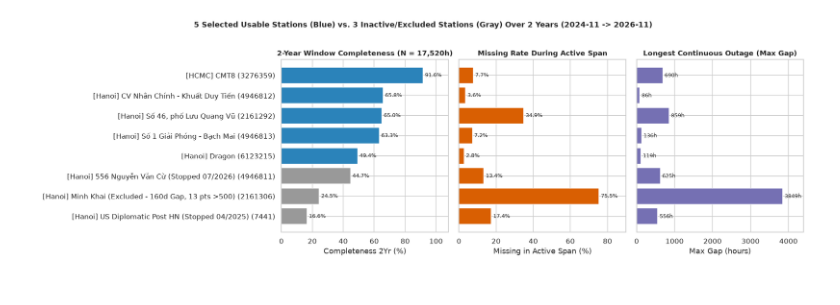
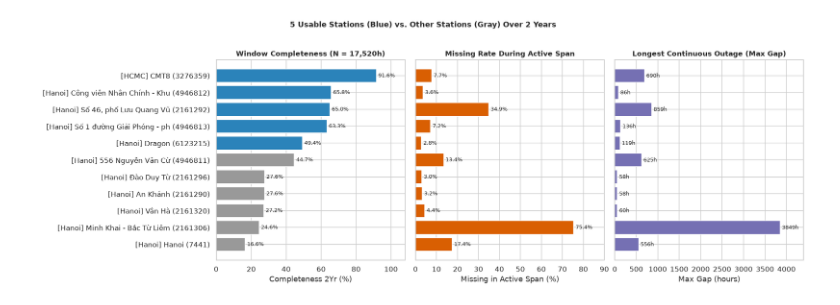
Before and after one commit to Nhom-4-HKDN-2026-2027/Nhom4-HKDN_2026-2027, a Jupyter notebook: notebooks/01_verify_vn_data.ipynb, the cells around one changed output. Drawn from its saved outputs; the diff is of its cells as text; code cells hidden in the pictures.

```diff
--- a/notebooks/01_verify_vn_data.ipynb
+++ b/notebooks/01_verify_vn_data.ipynb
@@ -225,44 +163,44 @@ display(df_2yr_summary)
 # %%
 # Figure 1: 2-Year Completeness vs. Missing Rate in Active Span & Max Outage Gap
-df_plot = df_2yr_summary.sort_values("valid_hours", ascending=True).copy()
+df_plot = df_focus[df_focus["valid_hours"] > 0].sort_values("valid_hours", ascending=True).copy()
 df_plot["label"] = (
     "["
     + df_plot["city"]
     + "] "
-    + df_plot["station_name"]
+    + df_plot["station_name"].str.slice(0, 26)
     + " ("
     + df_plot["station_id"].astype(str)
     + ")"
 )
 bar_colors = ["#2b83ba" if u else "#999999" for u in df_plot["usable_demo"]]
 
-fig, axes = plt.subplots(1, 3, figsize=(17, 5.2), sharey=True)
+fig, axes = plt.subplots(1, 3, figsize=(17, 5.8), sharey=True)
 
 b0 = axes[0].barh(df_plot["label"], df_plot["completeness_2yr_pct"], color=bar_colors)
-axes[0].set_title("2-Year Window Completeness (N = 17,520h)")
+axes[0].set_title(f"Window Completeness (N = {EXPECTED_WINDOW_HOURS:,}h)")
 axes[0].set_xlabel("Completeness 2Yr (%)")
 axes[0].set_xlim(0, 108)
 axes[0].bar_label(b0, fmt="%.1f%%", padding=3, fontsize=8.5)
 
 b1 = axes[1].barh(df_plot["label"], df_plot["missing_in_active_pct"], color="#d95f02")
 axes[1].set_title("Missing Rate During Active Span")
 axes[1].set_xlabel("Missing in Active Span (%)")
 axes[1].set_xlim(0, 90)
 axes[1].bar_label(b1, fmt="%.1f%%", padding=3, fontsize=8.5)
 
 b2 = axes[2].barh(df_plot["label"], df_plot["max_gap_hours"], color="#7570b3")
 axes[2].set_title("Longest Continuous Outage (Max Gap)")
 axes[2].set_xlabel("Max Gap (hours)")
 axes[2].set_xlim(0, 4400)
 axes[2].bar_label(b2, fmt="%dh", padding=3, fontsize=8.5)
 
 plt.suptitle(
-    "5 Selected Usable Stations (Blue) vs. 3 Inactive/Excluded Stations (Gray) Over 2 Years (2024-11 -> 2026-11)",
+    f"{len(USABLE_STATION_IDS)} Usable Stations (Blue) vs. Other Stations (Gray) Over 2 Years",
     fontsize=12,
     fontweight="bold",
     y=1.02,
 )
 plt.tight_layout()
 plt.show()
 # %% [output]
-[figure, old version]
+[figure, new version]
```
Also changed, not shown: parts of 20 cells of this notebook, 8 other files.
